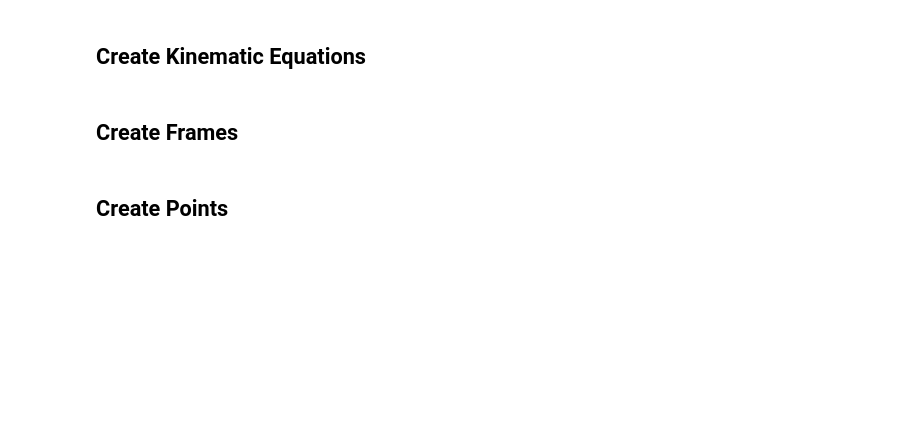
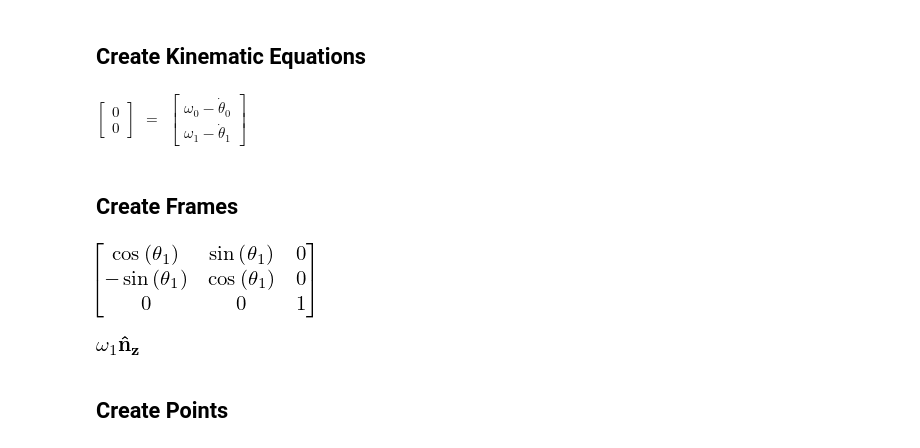
Before and after one commit to radcli14/twolinks, a Jupyter notebook: assets/notebooks/doublePendulum.ipynb, the cells around one changed output. Drawn from its saved outputs; the diff is of its cells as text; code cells hidden in the pictures; blank space fills up the shorter version.

```diff
--- a/assets/notebooks/doublePendulum.ipynb
+++ b/assets/notebooks/doublePendulum.ipynb
@@ -44,20 +99,25 @@ constants = {
 ## Create Kinematic Equations
 # %%
 kd = [speed - diff(coord) for coord, speed in zip(q, u)]
-display(Matrix(kd))
+dtex(Matrix([[0], [0]]), Matrix(kd))
+# %% [output]
+$\left[\begin{matrix}0\\0\end{matrix}\right]$ $\, = \,$ $\left[\begin{matrix}\omega_{0} - \dot{\theta}_{0}\\\omega_{1} - \dot{\theta}_{1}\end{matrix}\right]$
 # %% [markdown]
 ## Create Frames
 # %%
 inertial = ReferenceFrame('N')
 
-innerFrame = inertial.orientnew('D', 'axis', [q[0], inertial.z])
-outerFrame = inertial.orientnew('E', 'axis', [q[1], inertial.z])
+innerFrame = inertial.orientnew('A', 'axis', [q[0], inertial.z])
+outerFrame = inertial.orientnew('B', 'axis', [q[1], inertial.z])
 
 innerFrame.set_ang_vel(inertial, u[0] * inertial.z)
 outerFrame.set_ang_vel(inertial, u[1] * inertial.z)
 
 display(outerFrame.dcm(inertial))
 display(outerFrame.ang_vel_in(inertial))
+# %% [output]
+[figure, added]
+[figure, added]
 # %% [markdown]
 ## Create Points
 # %%
```
Also changed, not shown: parts of 19 cells of this notebook.
